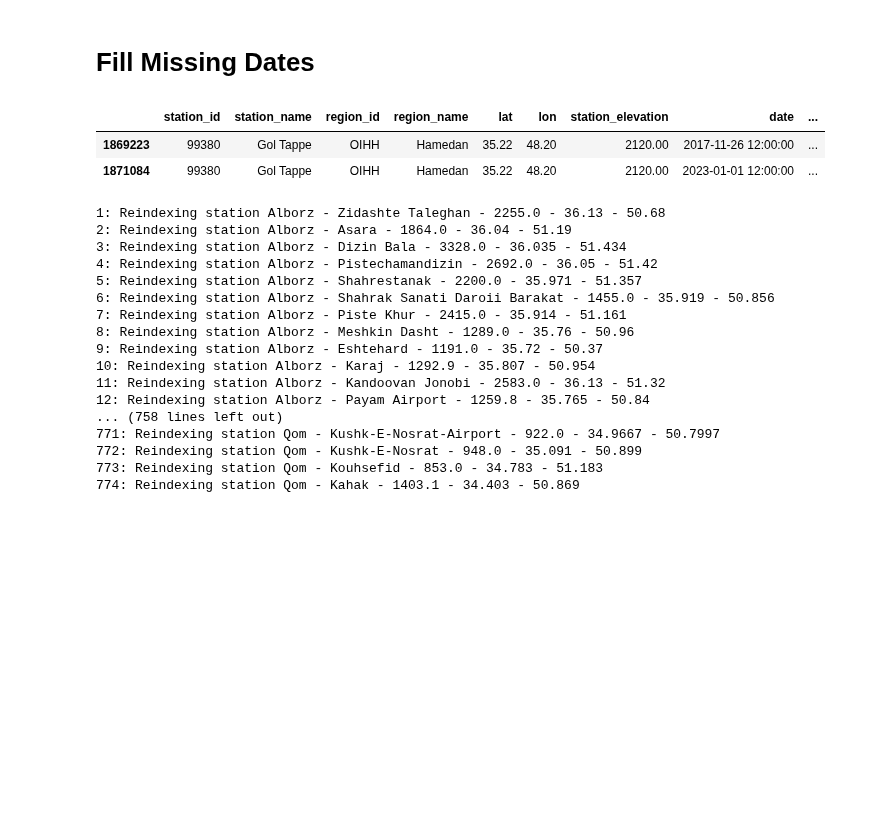
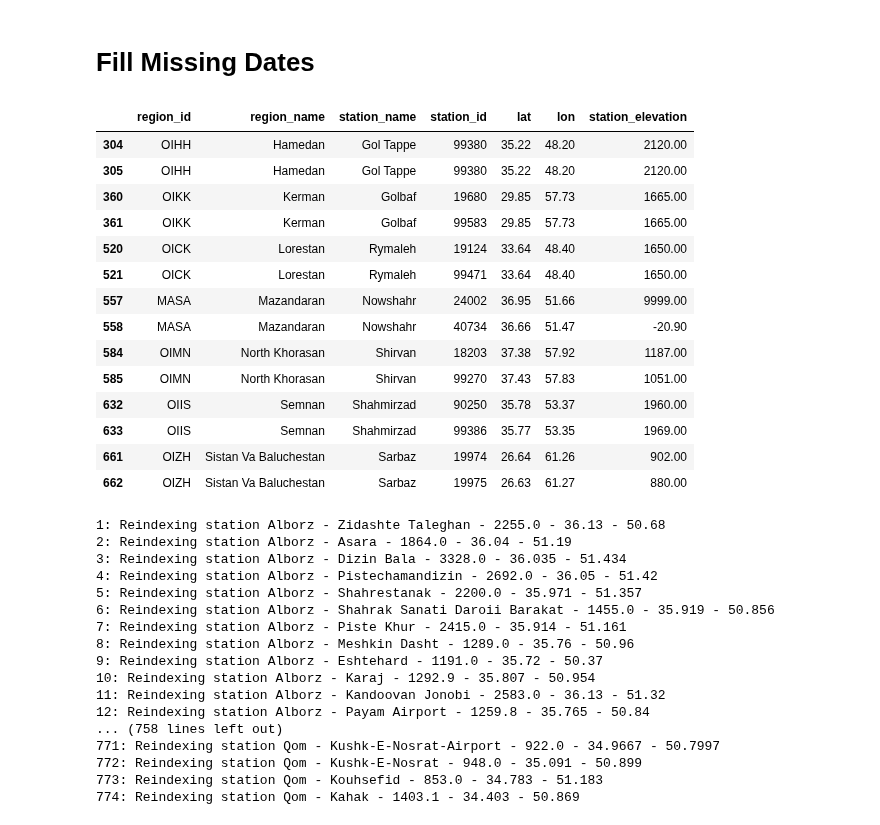
Before and after one commit to shirazialianpooya/panel-data-eto, a Jupyter notebook: src/Python/_01_Data_Cleansing.ipynb, the cells around one changed output. Drawn from its saved outputs; the diff is of its cells as text; code cells hidden in the pictures; blank space fills up the shorter version.

```diff
--- a/src/Python/_01_Data_Cleansing.ipynb
+++ b/src/Python/_01_Data_Cleansing.ipynb
@@ -249,14 +249,25 @@ dtypes: category(4), datetime64[ns](1), float64(12)
 memory usage: 517.0 MB
 # %% [markdown]
 # Fill Missing Dates
-# %%
-# TODO: Check Different station_elevation, lat, lon for same station_id and station_name
-a = df.drop_duplicates(subset=['region_id', 'region_name', 'station_id', 'station_name','station_elevation', 'lat', 'lon'])
-a[a.duplicated(subset=['region_id', 'region_name', 'station_id', 'station_name'], keep=False)]
-# %% [output]
-|  | station_id | station_name | region_id | region_name | lat | lon | station_elevation | date | ... |
-| 1869223 | 99380 | Gol Tappe | OIHH | Hamedan | 35.22 | 48.20 | 2120.00 | 2017-11-26 12:00:00 | ... |
-| 1871084 | 99380 | Gol Tappe | OIHH | Hamedan | 35.22 | 48.20 | 2120.00 | 2023-01-01 12:00:00 | ... |
+# %%
+d = df[['region_id', 'region_name', 'station_name', 'station_id', 'lat', 'lon', 'station_elevation']].drop_duplicates().reset_index(drop=True)
+d[d.duplicated(subset=['region_name', 'station_name'], keep=False)]
+# %% [output]
+|  | region_id | region_name | station_name | station_id | lat | lon | station_elevation |
+| 304 | OIHH | Hamedan | Gol Tappe | 99380 | 35.22 | 48.20 | 2120.00 |
+| 305 | OIHH | Hamedan | Gol Tappe | 99380 | 35.22 | 48.20 | 2120.00 |
+| 360 | OIKK | Kerman | Golbaf | 19680 | 29.85 | 57.73 | 1665.00 |
+| 361 | OIKK | Kerman | Golbaf | 99583 | 29.85 | 57.73 | 1665.00 |
+| 520 | OICK | Lorestan | Rymaleh | 19124 | 33.64 | 48.40 | 1650.00 |
+| 521 | OICK | Lorestan | Rymaleh | 99471 | 33.64 | 48.40 | 1650.00 |
+| 557 | MASA | Mazandaran | Nowshahr | 24002 | 36.95 | 51.66 | 9999.00 |
+| 558 | MASA | Mazandaran | Nowshahr | 40734 | 36.66 | 51.47 | -20.90 |
+| 584 | OIMN | North Khorasan | Shirvan | 18203 | 37.38 | 57.92 | 1187.00 |
+| 585 | OIMN | North Khorasan | Shirvan | 99270 | 37.43 | 57.83 | 1051.00 |
+| 632 | OIIS | Semnan | Shahmirzad | 90250 | 35.78 | 53.37 | 1960.00 |
+| 633 | OIIS | Semnan | Shahmirzad | 99386 | 35.77 | 53.35 | 1969.00 |
+| 661 | OIZH | Sistan Va Baluchestan | Sarbaz | 19974 | 26.64 | 61.26 | 902.00 |
+| 662 | OIZH | Sistan Va Baluchestan | Sarbaz | 19975 | 26.63 | 61.27 | 880.00 |
 # %%
 df.loc[(df['region_name'] == 'Hamedan') & (df['station_name'] == 'Gol Tappe'), 'lat'] = 35.223433
 df.loc[(df['region_name'] == 'Hamedan') & (df['station_name'] == 'Gol Tappe'), 'lon'] = 48.198856
```
Also changed, not shown: 1 other file.
